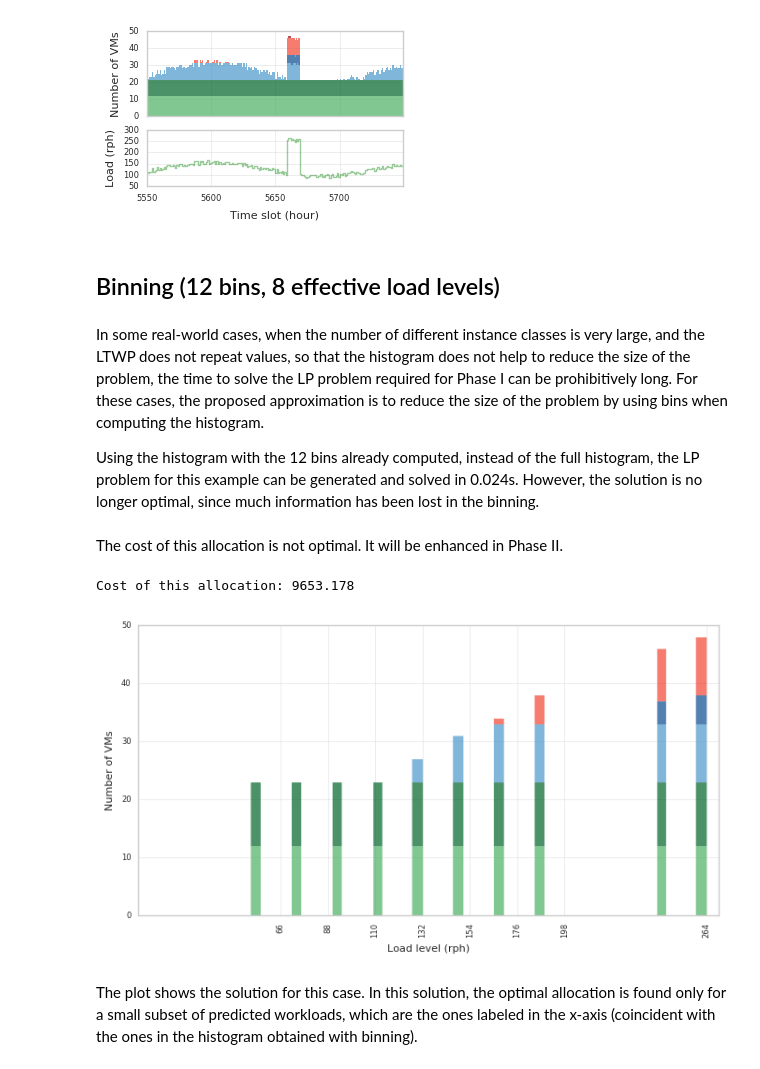
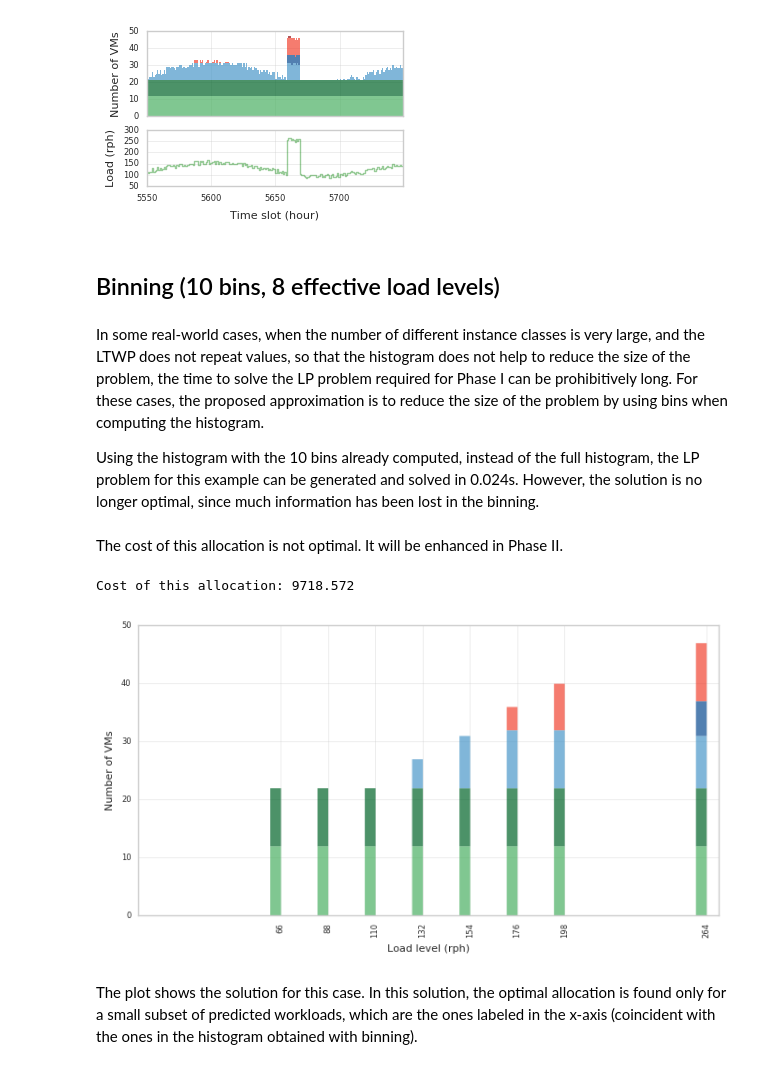
Before and after one commit to asi-uniovi/lloovia, a Jupyter notebook: notebooks/04-Example.ipynb, the cells around one changed output. Saved outputs shown, nothing was run; the diff lists cells and outputs as text; code cells hidden in the pictures.

```diff
--- a/notebooks/04-Example.ipynb
+++ b/notebooks/04-Example.ipynb
@@ -465,17 +430,20 @@ H12
  264.0: 10}
 # %%
 # Convert it to pandas dataframe for easier plotting and inspection
-dfh12 = pd.DataFrame(list(H12.items()))
-dfh12.columns = ["Load level", "Count"]
-dfh12 = dfh12.sort_values(by="Load level")
-dfh12 = dfh12.set_index("Load level")
+dfh10 = pd.DataFrame(list(H10.items()))
+dfh10.columns = ["Load level", "Count"]
+dfh10 = dfh10.sort_values(by="Load level")
+dfh10 = dfh10.set_index("Load level")
 # %%
 # Plot the histogram
 
 # Fill with zero all load-levels not present in dfh10
-all_levels = pd.DataFrame(list(range(int(dfh12.index.max()))), columns=["Load level"])
+all_levels = pd.DataFrame(list(range(int(dfh10.index.max()))),
+                          columns=["Load level"])
 all_levels = all_levels.set_index("Load level")
-all_levels = pd.concat([all_levels,dfh12], axis=1).fillna(method="bfill", limit=2).fillna(method="ffill", limit=2)
+all_levels = (pd.concat([all_levels,dfh10], axis=1)
+                      .fillna(method="bfill", limit=2)
+                      .fillna(method="ffill", limit=2))
 
 # Plot the resulting data as area-plot
 with matplotlib.style.context(paper_style):
@@ -485,7 +453,7 @@ with matplotlib.style.context(paper_style):
                          linewidth=0.5, legend=False)
 
     # put x labels only for the resulting effective load levels
-    ticks = list(map(int, sorted(list(H12.keys()))))
+    ticks = list(map(int, sorted(list(H10.keys()))))
     ax.set_xticks(ticks)
     ax.set_xticklabels(ticks, rotation=90)
     ax.set_ylabel("Count")
@@ -640,47 +614,47 @@ with matplotlib.style.context(paper_style):
 # %% [output]
 [figure]
 # %% [markdown]
-## Binning (12 bins, 8 effective load levels)
+## Binning (10 bins, 8 effective load levels)
 # %% [markdown]
 In some real-world cases, when the number of different instance classes is very large, and the LTWP does not repeat values, so that the histogram does not help to reduce the size of the problem, the time to solve the LP problem required for Phase I can be prohibitively long. For these cases, the proposed approximation is to reduce the size of the problem by using bins when computing the histogram.
 
-Using the histogram with the 12 bins already computed, instead of the full histogram, the LP problem for this example can be generated and solved in 0.024s. However, the solution is no longer optimal, since much information has been lost in the binning.
+Using the histogram with the 10 bins already computed, instead of the full histogram, the LP problem for this example can be generated and solved in 0.024s. However, the solution is no longer optimal, since much information has been lost in the binning.
 # %%
-phase_I_12 = lloovia.PhaseI(problem, title="Example, no binning")
-phase_I_12.solve(max_bins=12)
+phase_I_10 = lloovia.PhaseI(problem, title="Example, no binning")
+phase_I_10.solve(max_bins=10)
 # %% [markdown]
 The cost of this allocation is not optimal. It will be enhanced in Phase II.
 # %%
-allocation_12 = phase_I_12.solution.allocation
-print("Cost of this allocation:", phase_I_12.solution.get_cost())
+allocation_10 = phase_I_10.solution.allocation
+print("Cost of this allocation:", phase_I_10.solution.get_cost())
 # %% [output]
-Cost of this allocation: 9653.178
+Cost of this allocation: 9718.572
 # %%
 # Plot the solution with load-levels in x-axis
 
 # First, fill with zeros the load-levels not present in the solution
-all_levels = pd.DataFrame(list(range(int(dfh12.index.max()))), columns=["Load level"])
+all_levels = pd.DataFrame(list(range(int(dfh10.index.max()))), columns=["Load level"])
 all_levels = all_levels.set_index("Load level")
-allocation_12.index.name="Load level"
-all_levels = pd.concat([all_levels, allocation_12], axis=1).fillna(method="bfill", limit=4)
+allocation_10.index.name="Load level"
+all_levels = pd.concat([all_levels, allocation_10], axis=1).fillna(method="bfill", limit=4)
 
 # Plot this solution
 with matplotlib.style.context(paper_style):
     p = plot_solution_slots(all_levels,  linewidth=0, legend=False,
                             # figsize=(3.3, 1.6),   # Size for the paper version
                             figsize=(8,4),
                             amazon_or_azure=False, colors=mycolors)
 
     # Put labels only at xticks present in the solution
-    ticks = [int(round(t)) for t in H12.keys()]
+    ticks = [int(round(t)) for t in H10.keys()]
     p.set_xticks(ticks)
     p.set_xticklabels(ticks, rotation=90)
     p.set_xlabel("Load level (rph)")
     p.set_ylabel("Number of VMs")
     p.set_xlim(0,270)
     plt.show()
 # %% [output]
-[figure, old version]
+[figure, new version]
 # %% [markdown]
 The plot shows the solution for this case. In this solution, the optimal allocation is found only for a small subset of predicted workloads, which are the ones labeled in the x-axis (coincident with the ones in the histogram obtained with binning).
 # %%
```
Also changed, not shown: parts of 36 cells of this notebook.
